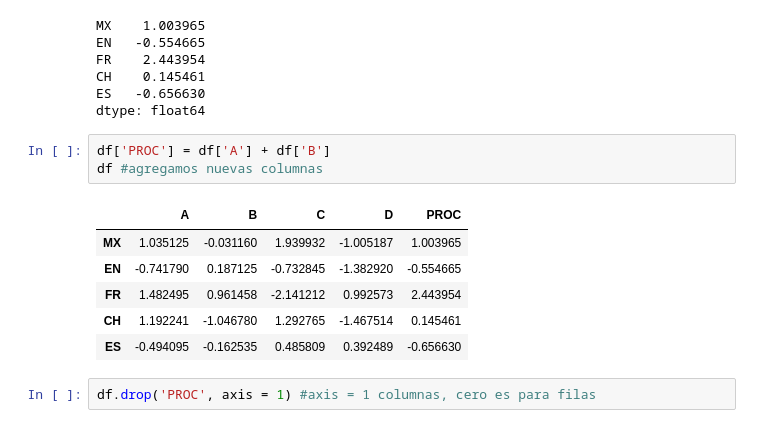
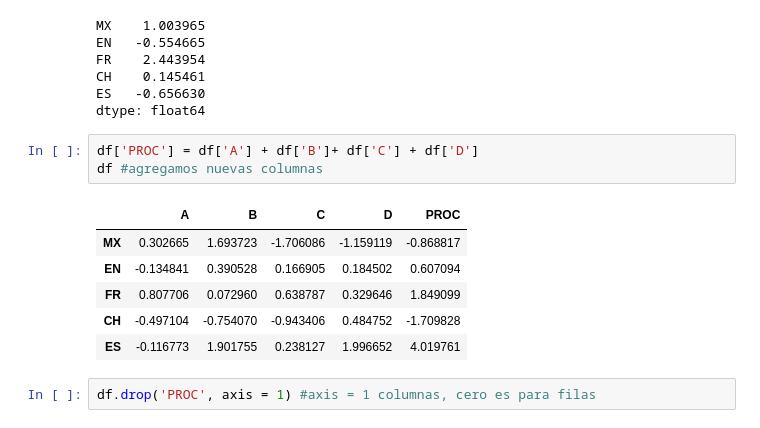
Before and after one commit to Yumil22/Curso_Python, a Jupyter notebook: Libreria_Pandas.ipynb, the cells around one changed output. Drawn from its saved outputs; the diff is of its cells as text.

```diff
--- a/Libreria_Pandas.ipynb
+++ b/Libreria_Pandas.ipynb
@@ -207,15 +206,15 @@ CH    0.145461
 ES   -0.656630
 dtype: float64
 # %%
-df['PROC'] = df['A'] + df['B']
+df['PROC'] = df['A'] + df['B']+ df['C'] + df['D']
 df #agregamos nuevas columnas
 # %% [output]
 |  | A | B | C | D | PROC |
-| MX | 1.035125 | -0.031160 | 1.939932 | -1.005187 | 1.003965 |
-| EN | -0.741790 | 0.187125 | -0.732845 | -1.382920 | -0.554665 |
-| FR | 1.482495 | 0.961458 | -2.141212 | 0.992573 | 2.443954 |
-| CH | 1.192241 | -1.046780 | 1.292765 | -1.467514 | 0.145461 |
-| ES | -0.494095 | -0.162535 | 0.485809 | 0.392489 | -0.656630 |
+| MX | 0.302665 | 1.693723 | -1.706086 | -1.159119 | -0.868817 |
+| EN | -0.134841 | 0.390528 | 0.166905 | 0.184502 | 0.607094 |
+| FR | 0.807706 | 0.072960 | 0.638787 | 0.329646 | 1.849099 |
+| CH | -0.497104 | -0.754070 | -0.943406 | 0.484752 | -1.709828 |
+| ES | -0.116773 | 1.901755 | 0.238127 | 1.996652 | 4.019761 |
 # %%
 df.drop('PROC', axis = 1) #axis = 1 columnas, cero es para filas
 # %% [output]
```
Also changed, not shown: parts of 6 cells of this notebook, 2 other files.
